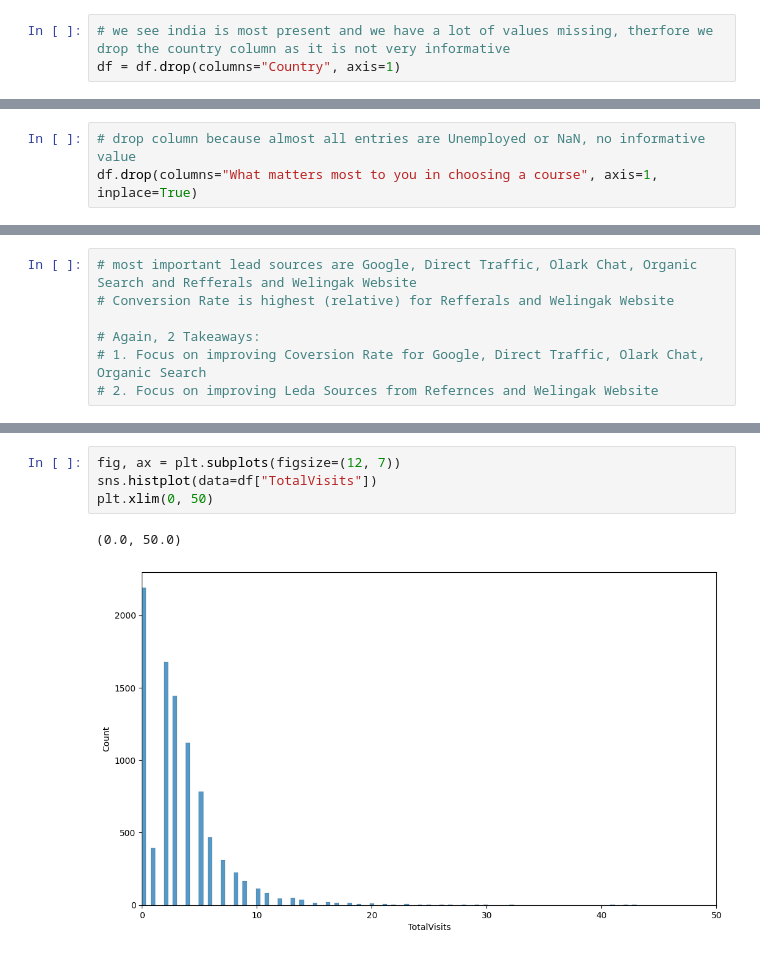
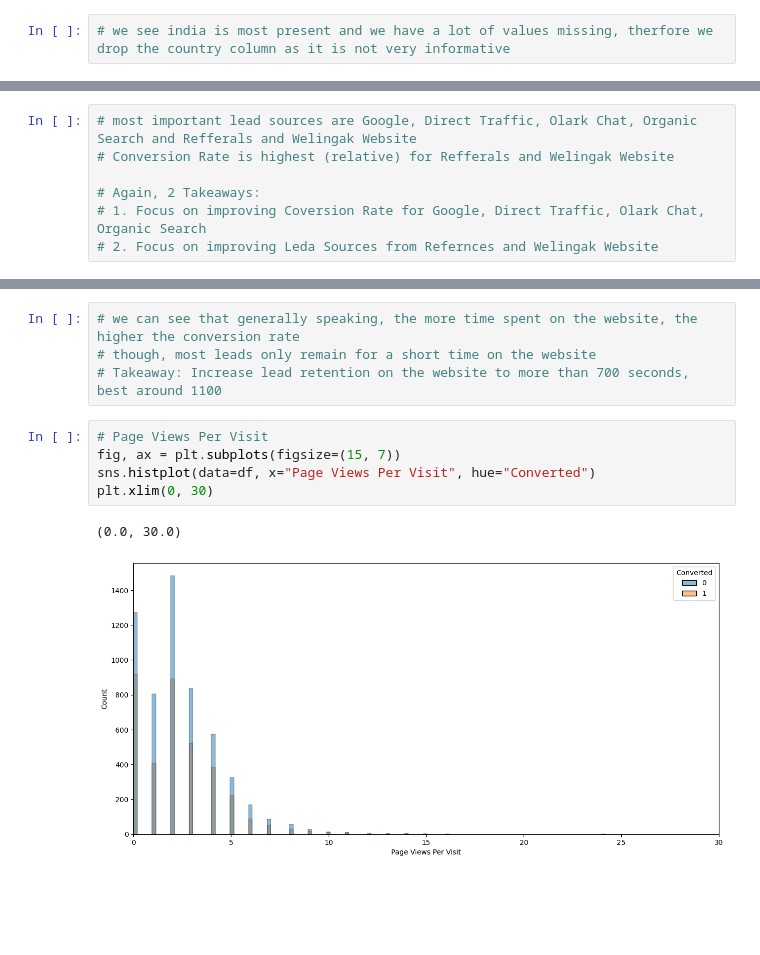
Before and after one commit to ltillmann/lead-scoring, a Jupyter notebook: lead_scoring.ipynb, the cells around one changed output, grey strips where cells are left out. Cells and saved outputs as stored; diff of their text form; blank space fills up the shorter version.

```diff
--- a/lead_scoring.ipynb
+++ b/lead_scoring.ipynb
@@ -234,7 +234,6 @@ sns.countplot(df["Country"])
 [figure]
 # %%
 # we see india is most present and we have a lot of values missing, therfore we drop the country column as it is not very informative
-df = df.drop(columns="Country", axis=1)
 # %%
 # Specialization
 df["Specialization"].describe()
@@ -281,9 +280,6 @@ sns.countplot(df["What matters most to you in choosing a course"])
 # %% [output]
 <Axes: xlabel='count', ylabel='What matters most to you in choosing a course'>
 [figure]
-# %%
-# drop column because almost all entries are Unemployed or NaN, no informative value
-df.drop(columns="What matters most to you in choosing a course", axis=1, inplace=True)
 # %%
 # Tags
 sns.countplot(df["Tags"])
@@ -414,7 +439,12 @@ plt.show()
+# %%
+# we can see that generally speaking, the more time spent on the website, the higher the conversion rate
+# though, most leads only remain for a short time on the website
+# Takeaway: Increase lead retention on the website to more than 700 seconds, best around 1100
 # %%
-fig, ax = plt.subplots(figsize=(12, 7))
-sns.histplot(data=df["TotalVisits"])
-plt.xlim(0, 50)
+# Page Views Per Visit
+fig, ax = plt.subplots(figsize=(15, 7))
+sns.histplot(data=df, x="Page Views Per Visit", hue="Converted")
+plt.xlim(0, 30)
 # %% [output]
-(0.0, 50.0)
+(0.0, 30.0)
-[figure, old version]
+[figure, new version]
```
Also changed, not shown: parts of 69 cells of this notebook, 4 other files.
